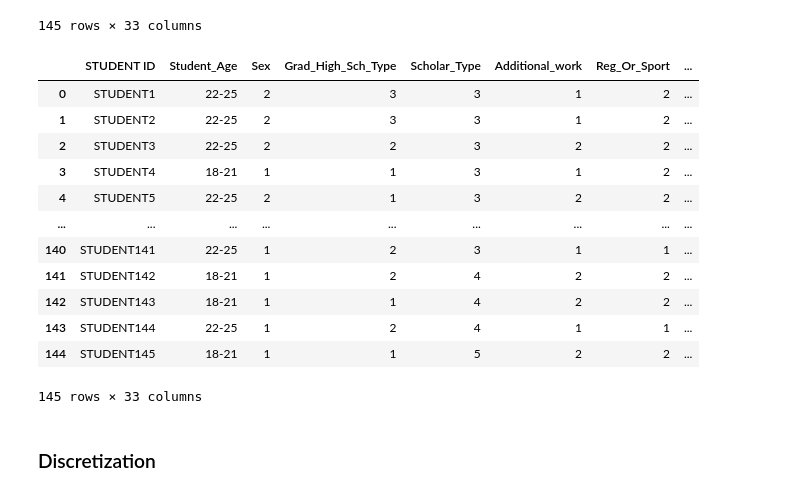
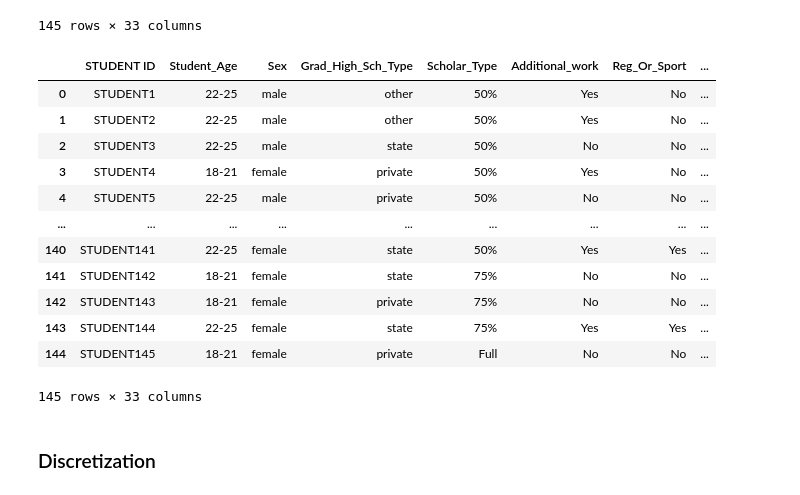
Before and after one commit to waiee/Higher-Education-Students-Performance-Evaluation---Association-Rule-Mining, a Jupyter notebook: test.ipynb, the cells around one changed output. Saved outputs shown, nothing was run; the diff lists cells and outputs as text; code cells hidden in the pictures.

```diff
--- a/test.ipynb
+++ b/test.ipynb
@@ -196,7 +196,7 @@ colname_mapping = {
     '8': 'Total_Salary','9': 'Transport',
     '10': 'Accommodation_Type','11': 'Mother_Edu',
     '12': 'Father_Edu','13': 'Siblings',
-    '14': 'Parental_Status','15': 'Grad_High_Sch_Type',
+    '14': 'Parental_Status','15': 'Mother_Occupation',
     '16': 'Father_Occupation', '17': 'Weekly_Study',
     '18': 'RF_NonScientific', '19': 'RF_Scientific',
     '20': 'Attend_Seminar', '21': 'Impact_Project',
@@ -227,48 +227,50 @@ display(new_df)
 # %%
 final_df = new_df.copy()
 
-# final_df['Student_Age'] = final_df['Student_Age'].map({1: '18-21', 2: '22-25', 3: 'above 26'})
-# final_df['Sex'] = final_df['Sex'].map({1: 'female', 2: 'male'})
-# final_df['Grad_High_Sch_Type'] = final_df['Grad_High_Sch_Type'].map({1: 'private', 2: 'state', 3: 'other'})
-# final_df['Scholar_Type'] = final_df['Scholar_Type'].map({1: 'None', 2: '25%', 3: '50%',4: '75%',5: 'Full'})
-# final_df['Additional_work'] = final_df['Additional_work'].map({1: 'Yes', 2: 'No'})
-# final_df['Reg_Or_Sport'] = final_df['Reg_Or_Sport'].map({1: 'Yes', 2: 'No'})
-# final_df['Partner'] = final_df['Partner'].map({1: 'Yes', 2: 'No'})
-# #final_df['Total_Salary'] = final_df['Total_Salary'].map({1: 'USD 135-200', 2: 'USD 201-270', 3: 'USD 271-340', 4: 'USD 341-410',5: 'above 410'})
-# final_df['Accommodation_Type'] = final_df['Accommodation_Type'].map({1: 'rental', 2: 'dormitory', 3: 'with family', 4: 'Other'})
-# final_df['Mother_Edu'] = final_df['Mother_Edu'].map({1: 'primary school', 2: 'secondary school', 3: 'high school', 4:'university', 5:'MSc.',6:'Ph.D.'})
-# final_df['Father_Edu'] = final_df['Father_Edu'].map({1: 'primary school', 2: 'secondary school', 3: 'high school', 4:'university', 5:'MSc.',6:'Ph.D.'})
-# final_df['Siblings'] = final_df['Siblings'].map({1: '1', 2: '2', 3:'3',4:'4',5:'5 or above'})
-# #final_df['Parental_Status'] = final_df['Parental_Status'].map({1: 'married', 2: 'divorced',3:'died - one of them or both'})
-# final_df['Mother_Occupation'] = final_df['Mother_Occupation'].map({1: 'retired', 2: 'housewife',3:'government officer',4:'private sector employee',5:'self-employment',6:'other'})
-# final_df['Father_Occupation'] = final_df['Father_Occupation'].map({1: 'retired', 2: 'housewife',3:'government officer',4:'private sector employee',5:'self-employment',6:'other'})
-# #final_df['Weekly_Study'] = final_df['Partner'].map({1: 'None', 2: '<5 hours',3:'6-10 hourse',4:'11-20 hours',5:'more than 20 hours'})
-# final_df['RF_NonScientific'] = final_df['RF_NonScientific'].map({1: 'None', 2: 'Sometimes', 3:'Often'})
-# final_df['RF_Scientific'] = final_df['RF_Scientific'].map({1: 'None', 2: 'Sometimes', 3:'Often'})
-# final_df['Attend_Seminar'] = final_df['Attend_Seminar'].map({1: 'Yes', 2: 'No'})
-# final_df['Impact_Project'] = final_df['Impact_Project'].map({1: 'positive', 2: 'negative',3:'netural'})
-# final_df['Attend_Class'] = final_df['Attend_Class'].map({1: 'always', 2: 'sometimes',3:'never'})
-# final_df['Pre_Midterm_Companion'] = final_df['Pre_Midterm_Companion'].map({1: 'alone', 2: 'with friends',3:'not applicable'})
-# final_df['Pre_Midterm_Timeline'] = final_df['Pre_Midterm_Timeline'].map({1: 'closest date to exam', 2: 'regularly during the semester',3:'never'})
-# final_df['Take_Note'] = final_df['Take_Note'].map({1: 'never', 2: 'sometimes',3:'always'})
-# final_df['Listen_Class'] = final_df['Listen_Class'].map({1: 'never', 2: 'sometimes',3:'always'})
-# final_df['Discussion'] = final_df['Discussion'].map({1: 'never', 2: 'sometimes',3:'always'})
-# final_df['Flip_Class'] = final_df['Flip_Class'].map({1: 'not useful', 2: 'useful',3:'not applicable'})
-# #final_df['CGPA'] = final_df['CGPA'].map({1: '< 2.00', 2: '2.00-2.49',3:'2.50-2.99',4:'3.00-3.49',5:'above 3.49'})
-# final_df['Expect_CGPA'] = final_df['Expect_CGPA'].map({1: '< 2.00', 2: '2.00-2.49',3:'2.50-2.99',4:'3.00-3.49',5:'above 3.49'})
+final_df['Student_Age'] = final_df['Student_Age'].map({1: '18-21', 2: '22-25', 3: 'above 26'})
+final_df['Sex'] = final_df['Sex'].map({1: 'female', 2: 'male'})
+final_df['Grad_High_Sch_Type'] = final_df['Grad_High_Sch_Type'].map({1: 'private', 2: 'state', 3: 'other'})
+final_df['Scholar_Type'] = final_df['Scholar_Type'].map({1: 'None', 2: '25%', 3: '50%',4: '75%',5: 'Full'})
+final_df['Additional_work'] = final_df['Additional_work'].map({1: 'Yes', 2: 'No'})
+final_df['Reg_Or_Sport'] = final_df['Reg_Or_Sport'].map({1: 'Yes', 2: 'No'})
+final_df['Partner'] = final_df['Partner'].map({1: 'Yes', 2: 'No'})
+#final_df['Total_Salary'] = final_df['Total_Salary'].map({1: 'USD 135-200', 2: 'USD 201-270', 3: 'USD 271-340', 4: 'USD 341-410',5: 'above 410'})
+final_df['Accommodation_Type'] = final_df['Accommodation_Type'].map({1: 'rental', 2: 'dormitory', 3: 'with family', 4: 'Other'})
+final_df['Mother_Edu'] = final_df['Mother_Edu'].map({1: 'primary school', 2: 'secondary school', 3: 'high school', 4:'university', 5:'MSc.',6:'Ph.D.'})
+final_df['Father_Edu'] = final_df['Father_Edu'].map({1: 'primary school', 2: 'secondary school', 3: 'high school', 4:'university', 5:'MSc.',6:'Ph.D.'})
+final_df['Siblings'] = final_df['Siblings'].map({1: '1', 2: '2', 3:'3',4:'4',5:'5 or above'})
+#final_df['Parental_Status'] = final_df['Parental_Status'].map({1: 'married', 2: 'divorced',3:'died - one of them or both'})
+final_df['Mother_Occupation'] = final_df['Mother_Occupation'].map({1: 'retired', 2: 'housewife',3:'government officer',4:'private sector employee',5:'self-employment',6:'other'})
+final_df['Father_Occupation'] = final_df['Father_Occupation'].map({1: 'retired', 2: 'housewife',3:'government officer',4:'private sector employee',5:'self-employment',6:'other'})
+#final_df['Weekly_Study'] = final_df['Partner'].map({1: 'None', 2: '<5 hours',3:'6-10 hourse',4:'11-20 hours',5:'more than 20 hours'})
+final_df['RF_NonScientific'] = final_df['RF_NonScientific'].map({1: 'None', 2: 'Sometimes', 3:'Often'})
+final_df['RF_Scientific'] = final_df['RF_Scientific'].map({1: 'None', 2: 'Sometimes', 3:'Often'})
+final_df['Attend_Seminar'] = final_df['Attend_Seminar'].map({1: 'Yes', 2: 'No'})
+final_df['Impact_Project'] = final_df['Impact_Project'].map({1: 'positive', 2: 'negative',3:'netural'})
+final_df['Attend_Class'] = final_df['Attend_Class'].map({1: 'always', 2: 'sometimes',3:'never'})
+final_df['Pre_Midterm_Companion'] = final_df['Pre_Midterm_Companion'].map({1: 'alone', 2: 'with friends',3:'not applicable'})
+final_df['Pre_Midterm_Timeline'] = final_df['Pre_Midterm_Timeline'].map({1: 'closest date to exam', 2: 'regularly during the semester',3:'never'})
+final_df['Take_Note'] = final_df['Take_Note'].map({1: 'never', 2: 'sometimes',3:'always'})
+final_df['Listen_Class'] = final_df['Listen_Class'].map({1: 'never', 2: 'sometimes',3:'always'})
+final_df['Discussion'] = final_df['Discussion'].map({1: 'never', 2: 'sometimes',3:'always'})
+final_df['Flip_Class'] = final_df['Flip_Class'].map({1: 'not useful', 2: 'useful',3:'not applicable'})
+#final_df['CGPA'] = final_df['CGPA'].map({1: '< 2.00', 2: '2.00-2.49',3:'2.50-2.99',4:'3.00-3.49',5:'above 3.49'})
+final_df['Expect_CGPA'] = final_df['Expect_CGPA'].map({1: '< 2.00', 2: '2.00-2.49',3:'2.50-2.99',4:'3.00-3.49',5:'above 3.49'})
+
+display(final_df)
 # %% [output]
 |  | STUDENT ID | Student_Age | Sex | Grad_High_Sch_Type | Scholar_Type | Additional_work | Reg_Or_Sport | ... |
-| 0 | STUDENT1 | 22-25 | 2 | 3 | 3 | 1 | 2 | ... |
-| 1 | STUDENT2 | 22-25 | 2 | 3 | 3 | 1 | 2 | ... |
-| 2 | STUDENT3 | 22-25 | 2 | 2 | 3 | 2 | 2 | ... |
-| 3 | STUDENT4 | 18-21 | 1 | 1 | 3 | 1 | 2 | ... |
-| 4 | STUDENT5 | 22-25 | 2 | 1 | 3 | 2 | 2 | ... |
+| 0 | STUDENT1 | 22-25 | male | other | 50% | Yes | No | ... |
+| 1 | STUDENT2 | 22-25 | male | other | 50% | Yes | No | ... |
+| 2 | STUDENT3 | 22-25 | male | state | 50% | No | No | ... |
+| 3 | STUDENT4 | 18-21 | female | private | 50% | Yes | No | ... |
+| 4 | STUDENT5 | 22-25 | male | private | 50% | No | No | ... |
 | ... | ... | ... | ... | ... | ... | ... | ... | ... |
-| 140 | STUDENT141 | 22-25 | 1 | 2 | 3 | 1 | 1 | ... |
-| 141 | STUDENT142 | 18-21 | 1 | 2 | 4 | 2 | 2 | ... |
-| 142 | STUDENT143 | 18-21 | 1 | 1 | 4 | 2 | 2 | ... |
-| 143 | STUDENT144 | 22-25 | 1 | 2 | 4 | 1 | 1 | ... |
-| 144 | STUDENT145 | 18-21 | 1 | 1 | 5 | 2 | 2 | ... |
+| 140 | STUDENT141 | 22-25 | female | state | 50% | Yes | Yes | ... |
+| 141 | STUDENT142 | 18-21 | female | state | 75% | No | No | ... |
+| 142 | STUDENT143 | 18-21 | female | private | 75% | No | No | ... |
+| 143 | STUDENT144 | 22-25 | female | state | 75% | Yes | Yes | ... |
+| 144 | STUDENT145 | 18-21 | female | private | Full | No | No | ... |
 145 rows × 33 columns
 # %% [markdown]
 ### Discretization
```
Also changed, not shown: parts of 3 cells of this notebook.
